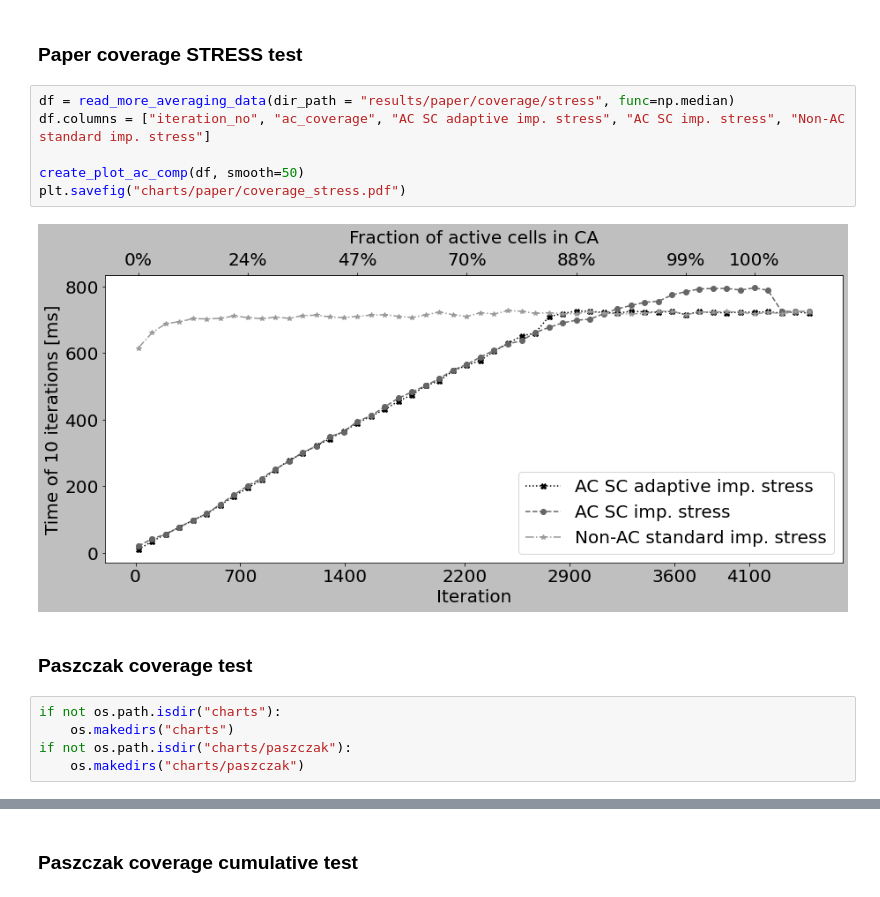
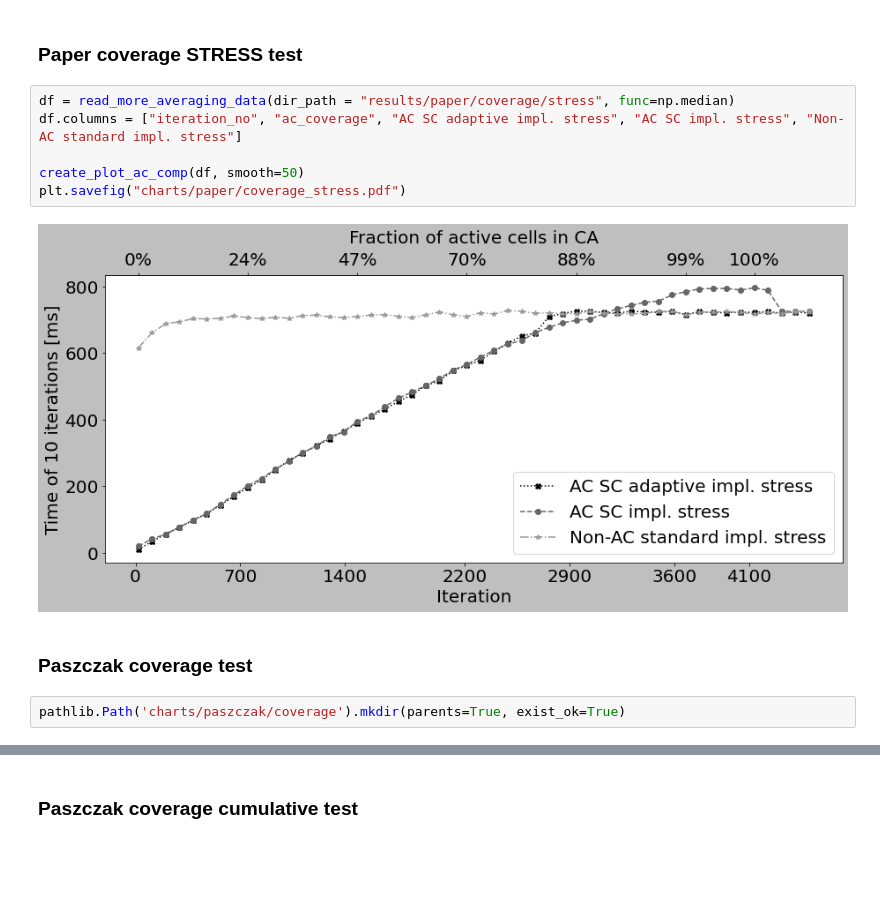
Before and after one commit to prenc/saturated-flow-thesis, a Jupyter notebook: notebooks/coverage_comparison_charts.ipynb, the cells around one changed output, grey strips where cells are left out. Drawn from its saved outputs; the diff is of its cells as text; blank space fills up the shorter version.

```diff
--- a/notebooks/coverage_comparison_charts.ipynb
+++ b/notebooks/coverage_comparison_charts.ipynb
@@ -173,17 +176,14 @@ plt.savefig("charts/paper/coverage_cumulative.pdf")
 ### Paper coverage STRESS test
 # %%
 df = read_more_averaging_data(dir_path = "results/paper/coverage/stress", func=np.median)
-df.columns = ["iteration_no", "ac_coverage", "AC SC adaptive imp. stress", "AC SC imp. stress", "Non-AC standard imp. stress"]
+df.columns = ["iteration_no", "ac_coverage", "AC SC adaptive impl. stress", "AC SC impl. stress", "Non-AC standard impl. stress"]
 
 create_plot_ac_comp(df, smooth=50)
 plt.savefig("charts/paper/coverage_stress.pdf")
 # %% [output]
-[figure, old version]
+[figure, new version]
 # %% [markdown]
 ### Paszczak coverage test
-# %%
-if not os.path.isdir("charts"):
-    os.makedirs("charts")
-if not os.path.isdir("charts/paszczak"):
-    os.makedirs("charts/paszczak")
+# %%
+pathlib.Path('charts/paszczak/coverage').mkdir(parents=True, exist_ok=True)
 # %%
```
Also changed, not shown: parts of 14 cells of this notebook, 2 other files.
